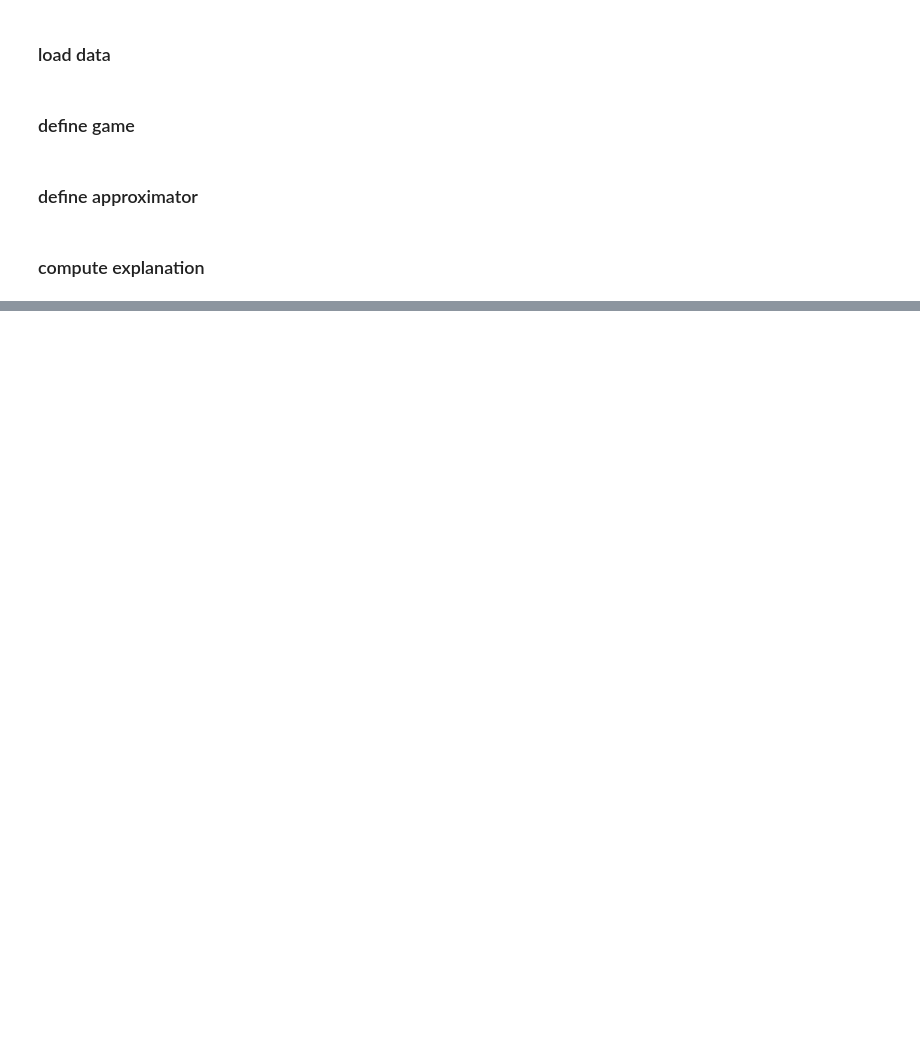
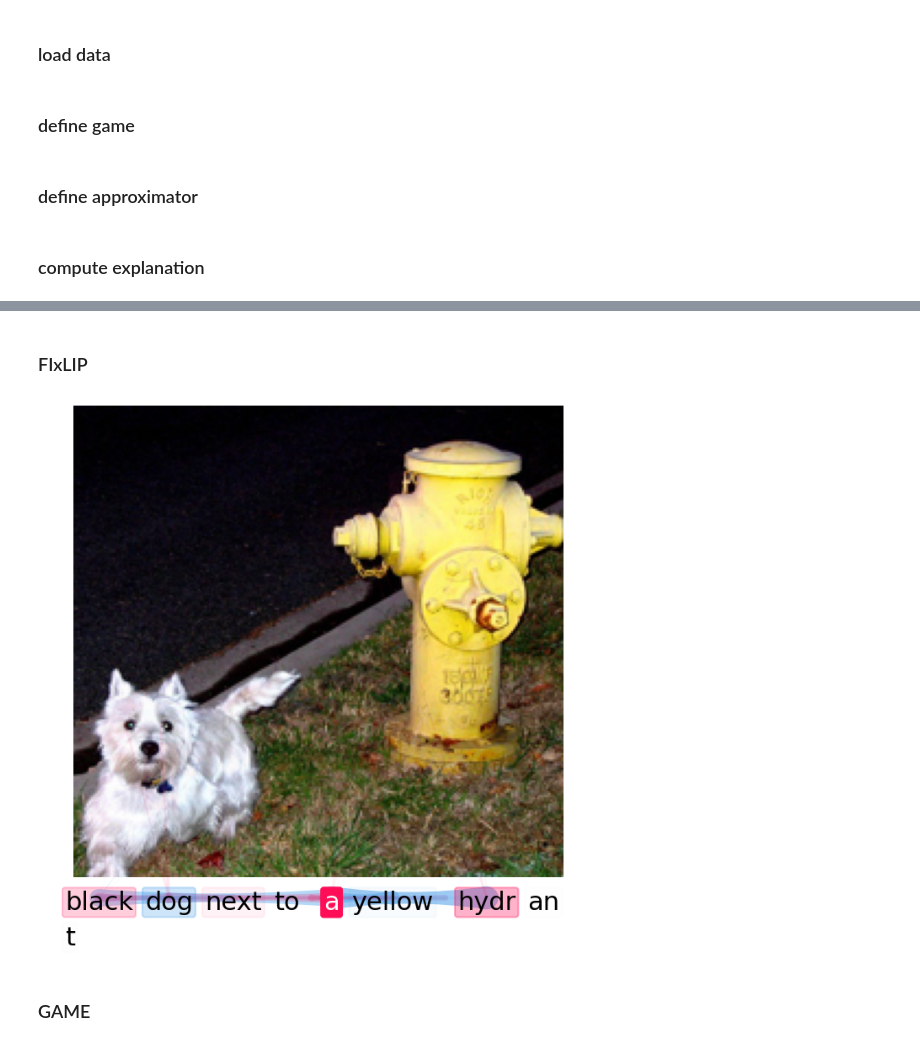
Before and after one commit to yhuang122/Image-Explanations-with-shapiq, a Jupyter notebook: example_siglip.ipynb, the cells around one changed output, grey strips where cells are left out. Drawn from its saved outputs; the diff is of its cells as text; code cells hidden in the pictures; blank space fills up the shorter version.

Commit message:
fix: update siglip example notebook & plot generation

```diff
--- a/example_siglip.ipynb
+++ b/example_siglip.ipynb
@@ -46,8 +51,5 @@ fixlip = src.fixlip.FIxLIP(
     mode="banzhaf",
     random_state=0
 )
-# %%
-# Increase batch size for faster evaluation.
-game._batch_size = 128
 # %% [markdown]
 ### compute explanation
@@ -214,0 +90,48 @@ plt.tight_layout(pad=0.15)
+# %%
+if getattr(game._imputer.config, "segmenter", None) == "slic":
+    text_tokens = input_text.split()
+elif game._imputer.config.model_type in ("siglip", "siglip2"):
+    input_ids = game.inputs['input_ids'][0]
+    tokens = game.processor.tokenizer.convert_ids_to_tokens(input_ids)
+    text_tokens = [t.replace('▁', '') for t, id_ in zip(tokens, input_ids) if id_.item() != 1]
+else:
+    text_tokens = game.inputs.tokens()
+    text_tokens = text_tokens[1:-1]
+    text_tokens = [token.replace('</w>', '') for token in text_tokens]
+assert len(text_tokens) == game.n_players_text
+
+    # text_tokens = game.inputs.tokens() # convert_ids_to_tokens
+    # text_tokens = text_tokens[1:-1]
+    # text_tokens = [token.replace('</w>', '') for token in text_tokens]
+    # assert len(text_tokens) == game.n_players_text
+players_text = list(range(game.n_players_image, game.n_players))
+assert game.n_players == interaction_values.n_players == max(players_text) + 1
+input_image_processed = game.inputs['pixel_values'].squeeze(0)
+input_image_denormalized = src.utils.denormalize(
+    input_image_processed,
+    game.processor.image_processor.image_mean,
+    game.processor.image_processor.image_std
+).permute(1, 2, 0).numpy()
+# %% [markdown]
+### FIxLIP
+# %%
+src.plot.plot_image_and_text_together(
+    img=input_image_denormalized,
+    text=text_tokens,
+    image_players=list(range(game.n_players_image)),
+    iv=interaction_values,
+    plot_interactions=True,
+    top_k=30,
+    normalize_jointly=True,
+    figsize=(6.5, 6.5),
+    fontsize=22,
+    margin=0.4,
+    color_text=True,
+    plot_heatmap=True,
+    show=False
+)
+plt.tight_layout(pad=0.15)
+# %% [output]
+[figure, added]
+# %% [markdown]
+### GAME
```
Also changed, not shown: parts of 23 cells of this notebook, 1 other file.
